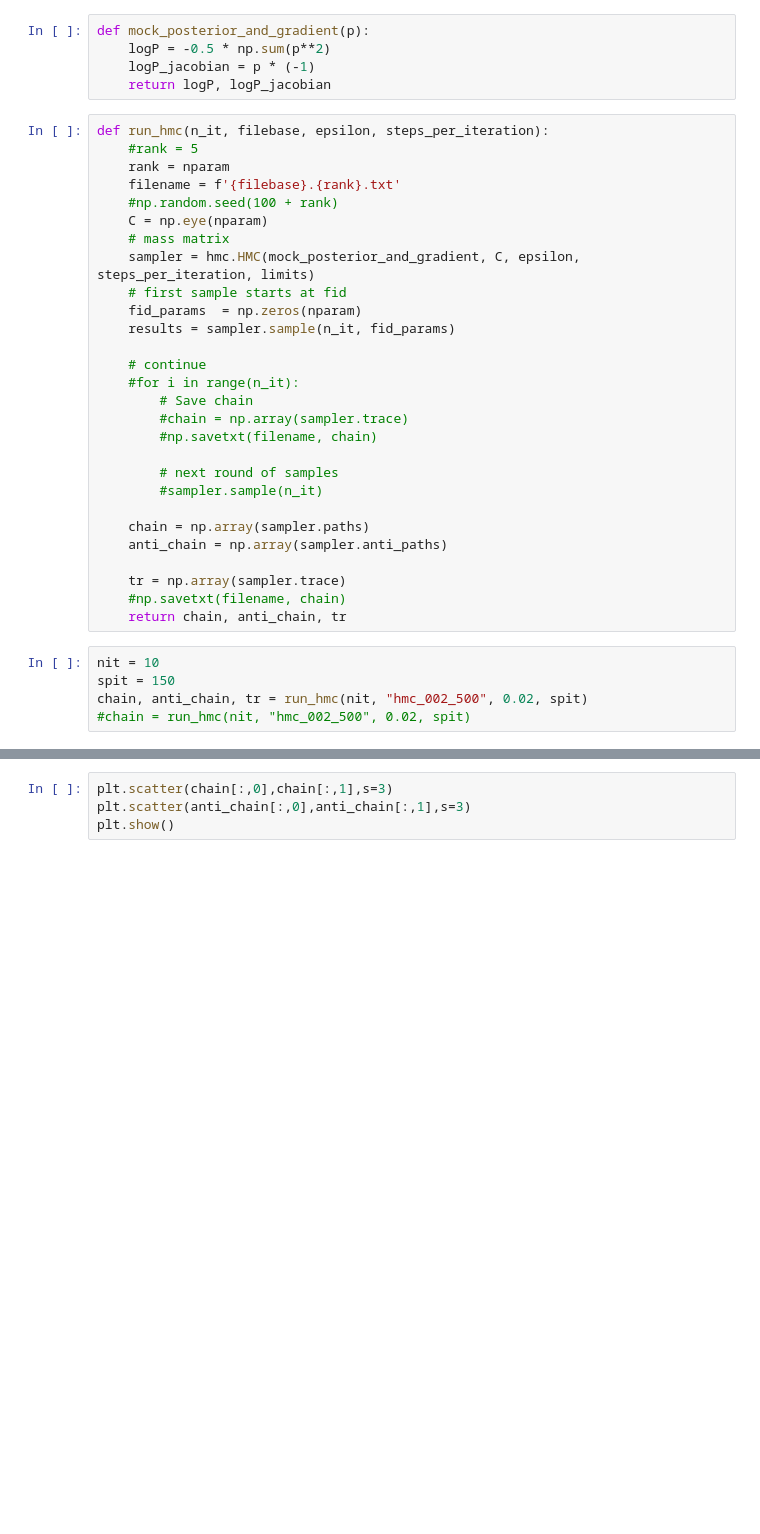
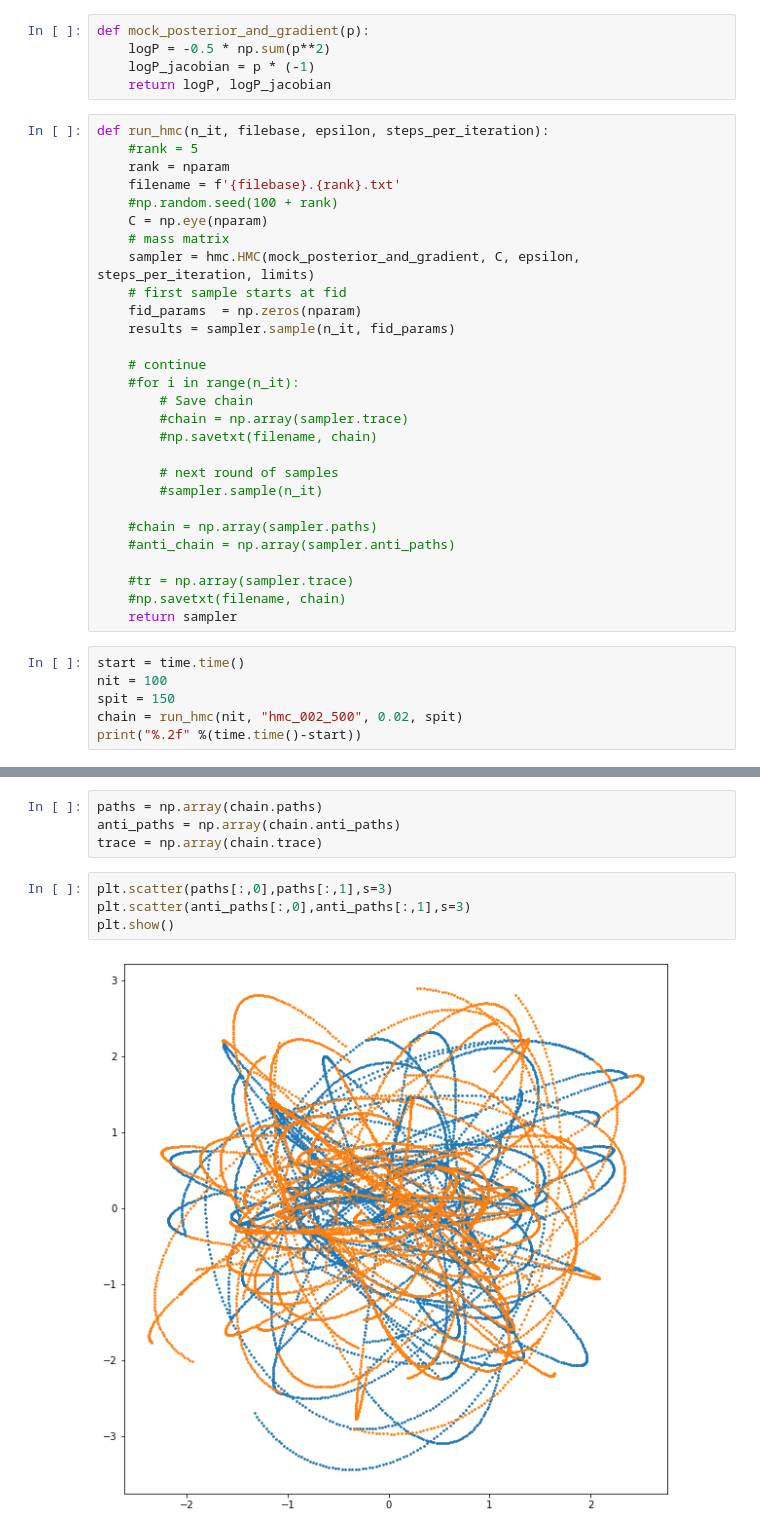
Before and after one commit to Orion-51/jax-cosmo-paper, a Jupyter notebook: notebooks/rhys_v2.ipynb, the cells around one changed output, grey strips where cells are left out. Drawn from its saved outputs; the diff is of its cells as text; blank space fills up the shorter version.

```diff
--- a/notebooks/rhys_v2.ipynb
+++ b/notebooks/rhys_v2.ipynb
@@ -38,14 +37,15 @@ def run_hmc(n_it, filebase, epsilon, steps_per_iteration):
         # next round of samples
         #sampler.sample(n_it)
 
-    chain = np.array(sampler.paths)
-    anti_chain = np.array(sampler.anti_paths)
+    #chain = np.array(sampler.paths)
+    #anti_chain = np.array(sampler.anti_paths)
 
-    tr = np.array(sampler.trace)
+    #tr = np.array(sampler.trace)
     #np.savetxt(filename, chain)
-    return chain, anti_chain, tr
+    return sampler
 # %%
-nit = 10
+start = time.time()
+nit = 100
 spit = 150
-chain, anti_chain, tr = run_hmc(nit, "hmc_002_500", 0.02, spit)
-#chain = run_hmc(nit, "hmc_002_500", 0.02, spit)
+chain = run_hmc(nit, "hmc_002_500", 0.02, spit)
+print("%.2f" %(time.time()-start))
@@ -52,5 +70,11 @@ chain, anti_chain, tr = run_hmc(nit, "hmc_002_500", 0.02, spit)
+# %%
+paths = np.array(chain.paths)
+anti_paths = np.array(chain.anti_paths)
+trace = np.array(chain.trace)
 # %%
-plt.scatter(chain[:,0],chain[:,1],s=3)
-plt.scatter(anti_chain[:,0],anti_chain[:,1],s=3)
+plt.scatter(paths[:,0],paths[:,1],s=3)
+plt.scatter(anti_paths[:,0],anti_paths[:,1],s=3)
 plt.show()
+# %% [output]
+[figure, added]
 # %%
```
Also changed, not shown: parts of 3 cells of this notebook, 2 other files.
